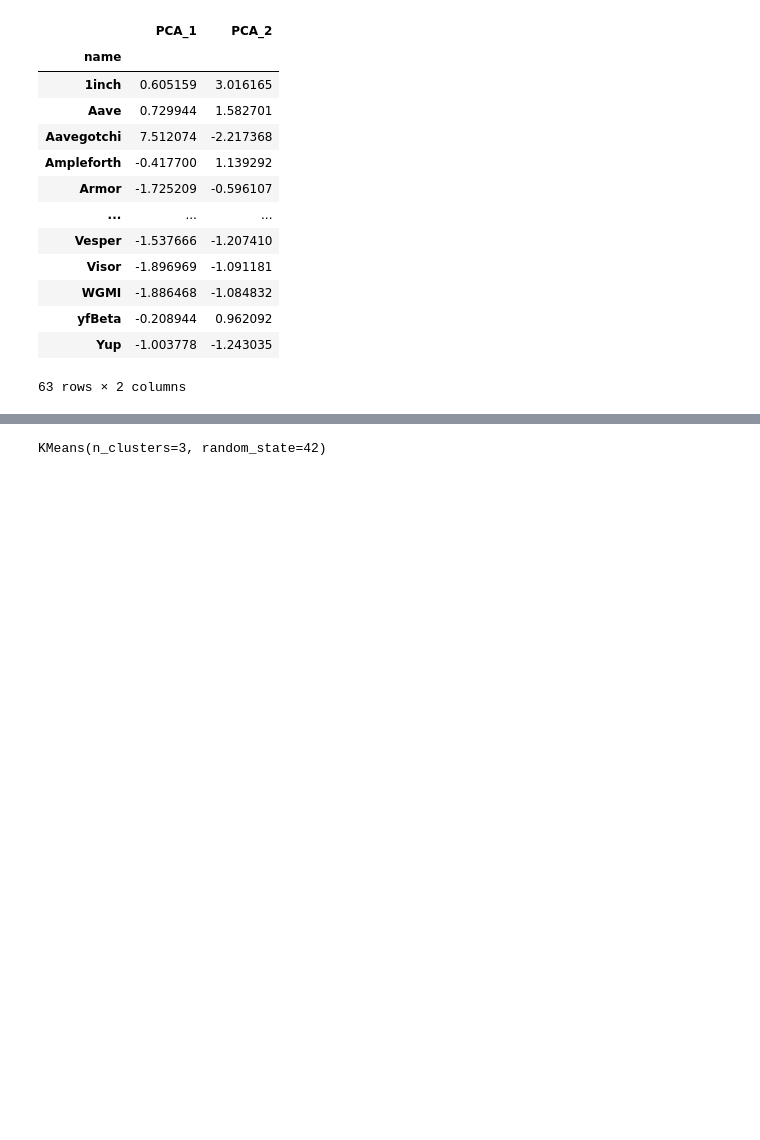
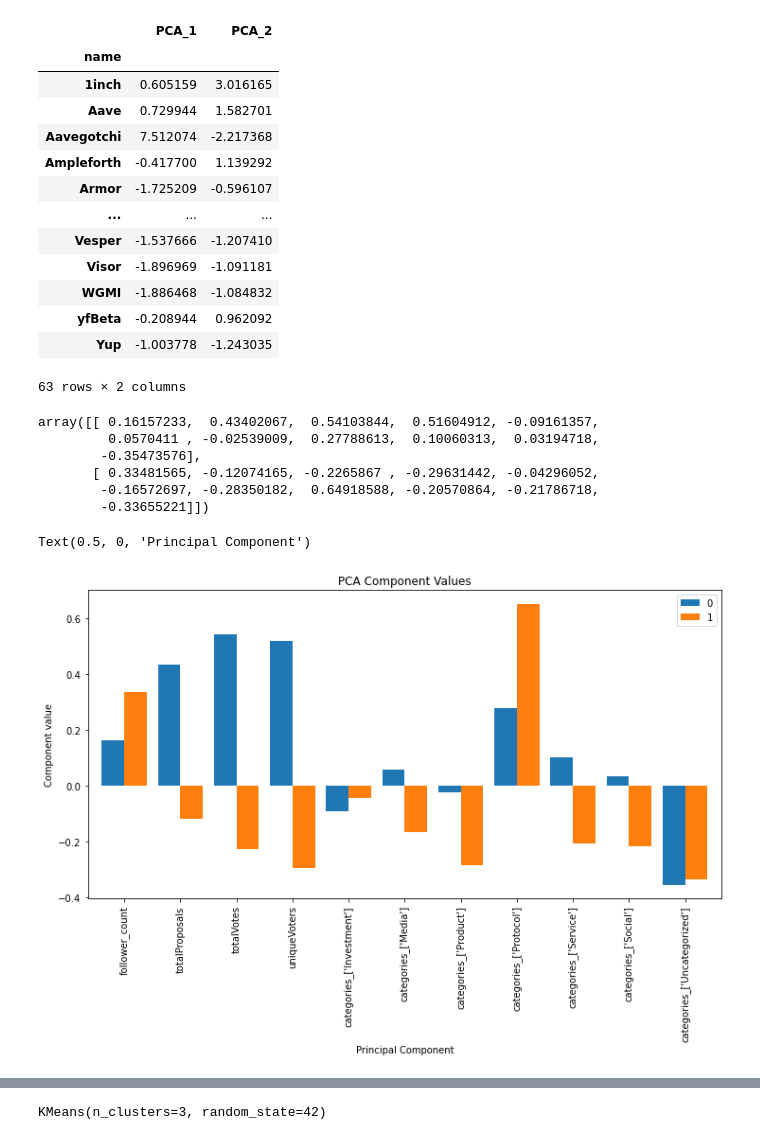
Before and after one commit to notchia/daochem-prototype, a Jupyter notebook: code/4_twitter_cleaning_eda.ipynb, the cells around one changed output, grey strips where cells are left out. Drawn from its saved outputs; the diff is of its cells as text; code cells hidden in the pictures; blank space fills up the shorter version.

```diff
--- a/code/4_twitter_cleaning_eda.ipynb
+++ b/code/4_twitter_cleaning_eda.ipynb
@@ -353,3 +367,23 @@ features_df
 | yfBeta | -0.208944 | 0.962092 |
 | Yup | -1.003778 | -1.243035 |
 63 rows × 2 columns
+# %%
+pca.components_
+# %% [output]
+array([[ 0.16157233,  0.43402067,  0.54103844,  0.51604912, -0.09161357,
+         0.0570411 , -0.02539009,  0.27788613,  0.10060313,  0.03194718,
+        -0.35473576],
+       [ 0.33481565, -0.12074165, -0.2265867 , -0.29631442, -0.04296052,
+        -0.16572697, -0.28350182,  0.64918588, -0.20570864, -0.21786718,
+        -0.33655221]])
+# %%
+labels=list(newdf.columns)
+df_tmp = pd.DataFrame(np.transpose(pca.components_))
+df_tmp.index = labels
+df_tmp.plot.bar(width=0.8, figsize=(12,6))
+plt.title('PCA Component Values')
+plt.ylabel('Component value')
+plt.xlabel('Principal Component')
+# %% [output]
+Text(0.5, 0, 'Principal Component')
+[figure, added]
```
Also changed, not shown: parts of 11 cells of this notebook, 24 other files.
